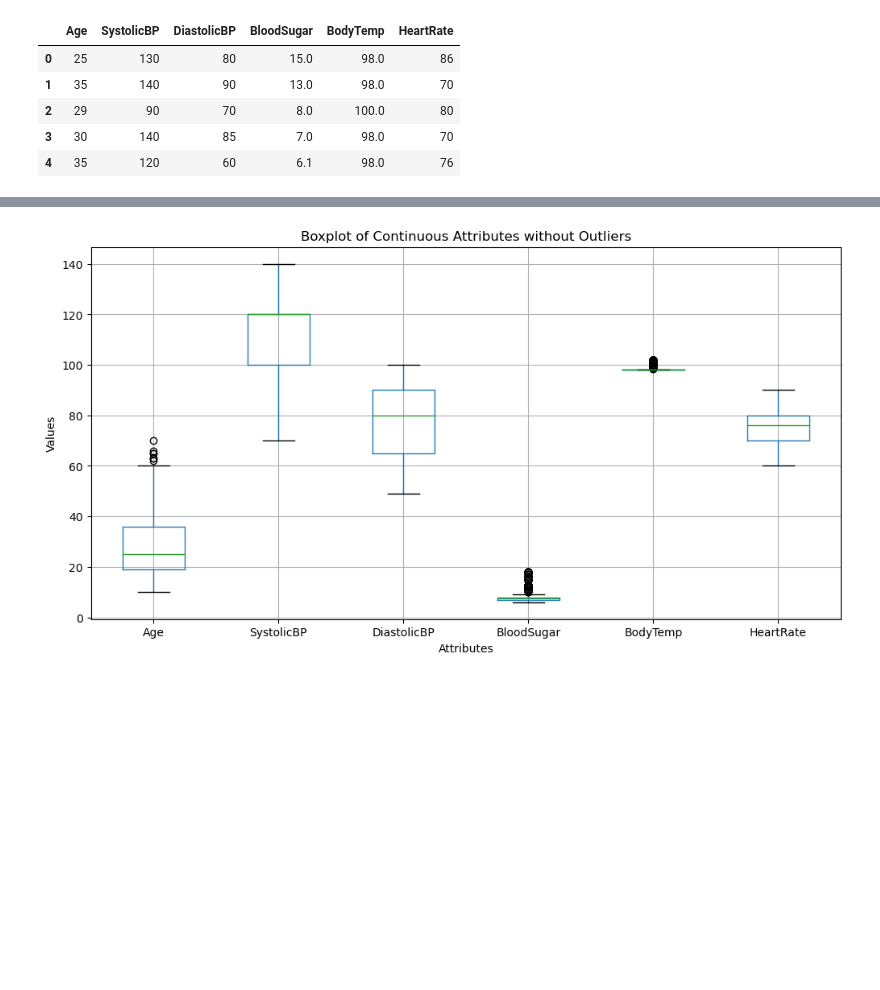
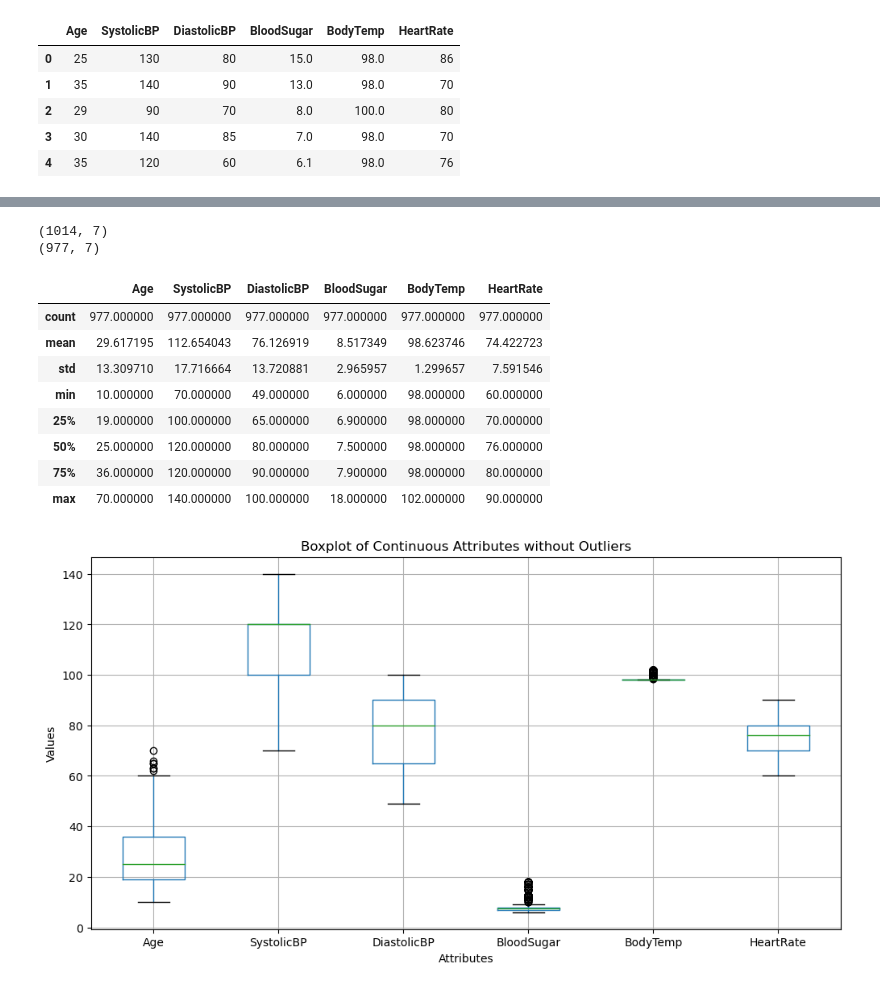
Before and after one commit to Willsu00/FFD-Data-Exploration-and-Classification, a Jupyter notebook: WilliamSukjaem18029208Assignment1.ipynb, the cells around one changed output, grey strips where cells are left out. Cells and saved outputs as stored; diff of their text form; code cells hidden in the pictures; blank space fills up the shorter version.

```diff
--- a/WilliamSukjaem18029208Assignment1.ipynb
+++ b/WilliamSukjaem18029208Assignment1.ipynb
@@ -208,3 +159,20 @@ Maternal_Health_OR = Maternal_Health[mask.all(axis=1)]
+# %%
+print(Maternal_Health.shape)
+print(Maternal_Health_OR.shape)
+
+Maternal_Health_OR.describe()
+# %% [output]
+(1014, 7)
+(977, 7)
+|  | Age | SystolicBP | DiastolicBP | BloodSugar | BodyTemp | HeartRate |
+| count | 977.000000 | 977.000000 | 977.000000 | 977.000000 | 977.000000 | 977.000000 |
+| mean | 29.617195 | 112.654043 | 76.126919 | 8.517349 | 98.623746 | 74.422723 |
+| std | 13.309710 | 17.716664 | 13.720881 | 2.965957 | 1.299657 | 7.591546 |
+| min | 10.000000 | 70.000000 | 49.000000 | 6.000000 | 98.000000 | 60.000000 |
+| 25% | 19.000000 | 100.000000 | 65.000000 | 6.900000 | 98.000000 | 70.000000 |
+| 50% | 25.000000 | 120.000000 | 80.000000 | 7.500000 | 98.000000 | 76.000000 |
+| 75% | 36.000000 | 120.000000 | 90.000000 | 7.900000 | 98.000000 | 80.000000 |
+| max | 70.000000 | 140.000000 | 100.000000 | 18.000000 | 102.000000 | 90.000000 |
 # %%
 Maternal_Health_OR.count()
 
```
Also changed, not shown: parts of 3 cells of this notebook, 5 other files.
